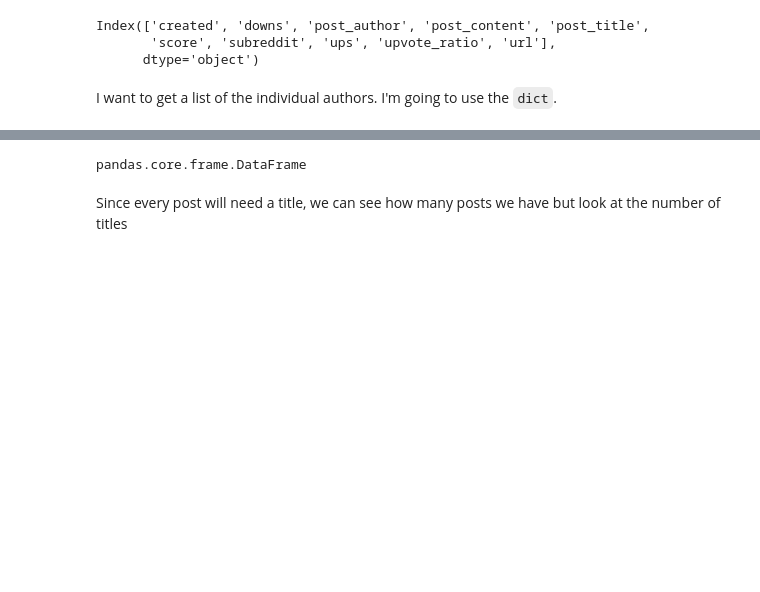
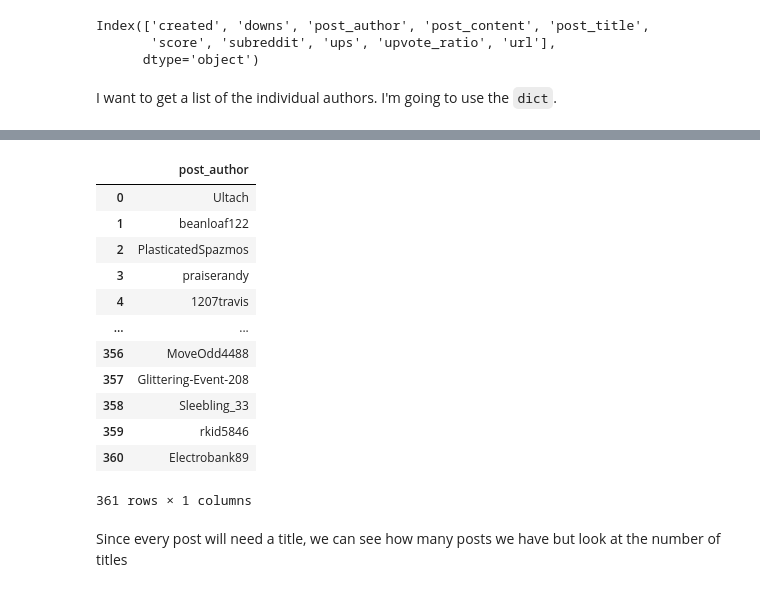
Before and after one commit to ofithcheallaigh/PersonalProjects, a Jupyter notebook: APIs/Reddit_API/eda.ipynb, the cells around one changed output, grey strips where cells are left out. Saved outputs shown, nothing was run; the diff lists cells and outputs as text; code cells hidden in the pictures; blank space fills up the shorter version.

Commit message:
Output data changed. No code changes here.

```diff
--- a/APIs/Reddit_API/eda.ipynb
+++ b/APIs/Reddit_API/eda.ipynb
@@ -85,9 +93,22 @@ len(unique_authors)
 # %%
 # Convert set to df
 unique_authors_df = pd.DataFrame(unique_authors)
-type(unique_authors_df)
+unique_authors_df.columns = ["post_author"]
+unique_authors_df
 # %% [output]
+|  | post_author |
+| 0 | Ultach |
+| 1 | beanloaf122 |
+| 2 | PlasticatedSpazmos |
+| 3 | praiserandy |
+| 4 | 1207travis |
+| ... | ... |
+| 356 | MoveOdd4488 |
+| 357 | Glittering-Event-208 |
+| 358 | Sleebling_33 |
+| 359 | rkid5846 |
+| 360 | Electrobank89 |
-pandas.core.frame.DataFrame
+361 rows × 1 columns
 # %% [markdown]
 Since every post will need a title, we can see how many posts we have but look at the number of titles
 # %%
```
Also changed, not shown: parts of 26 cells of this notebook.
